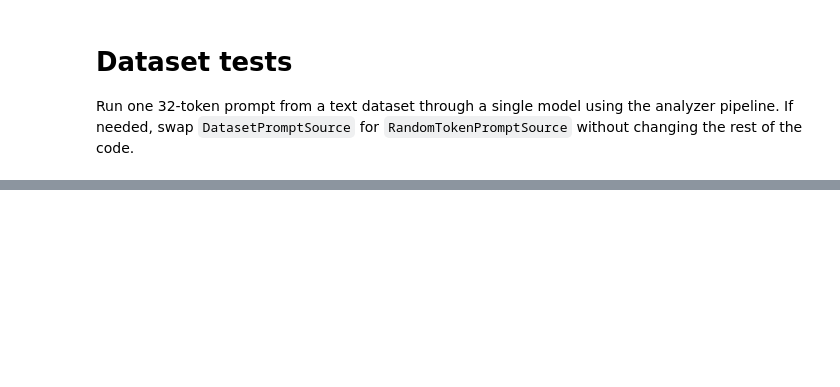
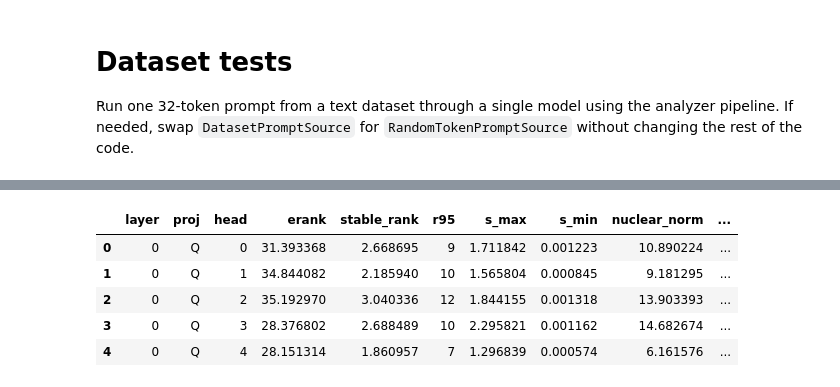
Before and after one commit to raffaeledagostino/sparse-attention-patterns, a Jupyter notebook: dataset.ipynb, the cells around one changed output, grey strips where cells are left out. Drawn from its saved outputs; the diff is of its cells as text; code cells hidden in the pictures; blank space fills up the shorter version.

```diff
--- a/dataset.ipynb
+++ b/dataset.ipynb
@@ -796,0 +557,11 @@ fig
+# %%
+df2 = pd.read_csv('mistral_svd_per_head.csv')
+
+df2.head()
+# %% [output]
+|  | layer | proj | head | erank | stable_rank | r95 | s_max | s_min | nuclear_norm | ... |
+| 0 | 0 | Q | 0 | 31.393368 | 2.668695 | 9 | 1.711842 | 0.001223 | 10.890224 | ... |
+| 1 | 0 | Q | 1 | 34.844082 | 2.185940 | 10 | 1.565804 | 0.000845 | 9.181295 | ... |
+| 2 | 0 | Q | 2 | 35.192970 | 3.040336 | 12 | 1.844155 | 0.001318 | 13.903393 | ... |
+| 3 | 0 | Q | 3 | 28.376802 | 2.688489 | 10 | 2.295821 | 0.001162 | 14.682674 | ... |
+| 4 | 0 | Q | 4 | 28.151314 | 1.860957 | 7 | 1.296839 | 0.000574 | 6.161576 | ... |
```
Also changed, not shown: parts of 19 cells of this notebook, 4 other files.
